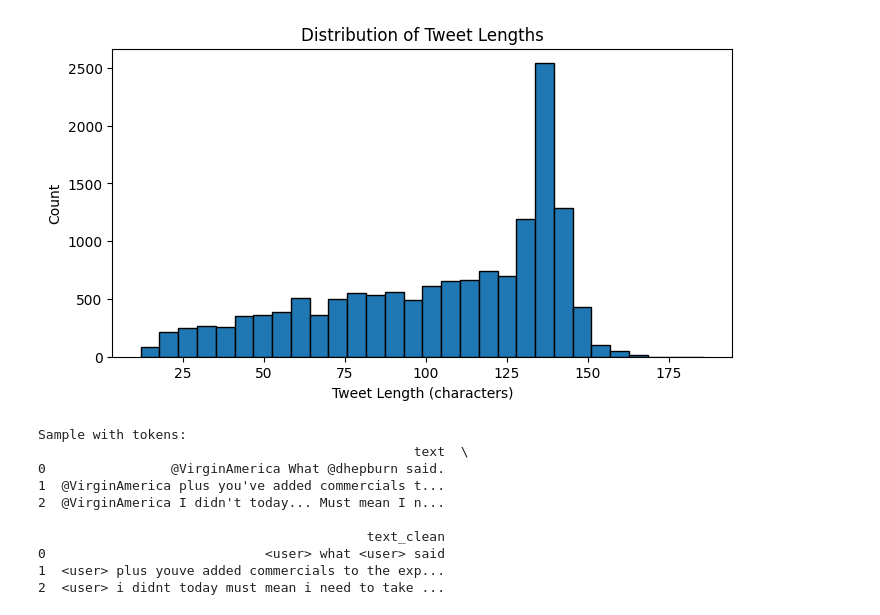
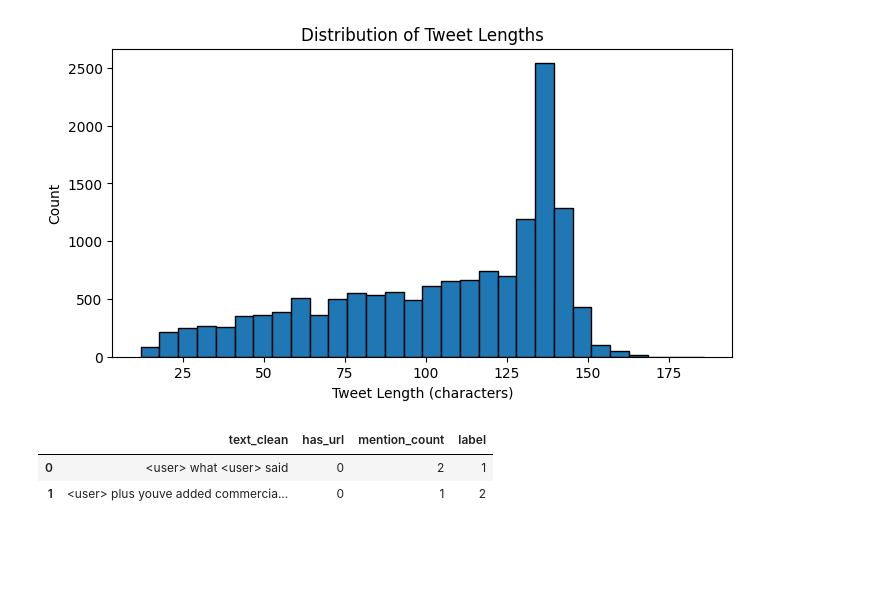
Before and after one commit to red-jen/AeroStream-Analytics, a Jupyter notebook: notebooks/00_environment_setup.ipynb, the cells around one changed output. Cells and saved outputs as stored; diff of their text form; code cells hidden in the pictures; blank space fills up the shorter version.

```diff
--- a/notebooks/00_environment_setup.ipynb
+++ b/notebooks/00_environment_setup.ipynb
@@ -144,47 +99,32 @@ plt.show()
 # %% [output]
 [figure]
 # %%
-# Cell 7 — Text Preprocessing with Feature Extraction
-import re
+# Cell 7 — Tokenization + feature extraction (for demo)
 
-def clean_text_with_features(text):
-    # Extract features BEFORE cleaning
-    has_url = 1 if re.search(r"http\S+|www\S+", text) else 0
+def clean_text_with_features(text: str):
+    has_url = int(bool(re.search(r"http\S+|www\S+", text)))
     mention_count = len(re.findall(r"@\w+", text))
 
-    # Replace (not remove) @mentions and URLs with tokens
     text = re.sub(r"@\w+", "<USER>", text)
     text = re.sub(r"http\S+|www\S+", "<URL>", text)
-
-    # Lowercase
-    text = text.lower()
-    # Remove special characters BUT keep < > for tokens
-    text = re.sub(r"[^a-z0-9\s<>]", "", text)
-    # Remove extra whitespace
+    text = re.sub(r"[^a-z0-9\s<>]", "", text.lower())
     text = re.sub(r"\s+", " ", text).strip()
 
     return text, has_url, mention_count
 
-# Apply and create new columns
 df[["text_clean", "has_url", "mention_count"]] = df["text"].apply(
     lambda x: pd.Series(clean_text_with_features(x))
 )
 
-# Encode labels
-label_map = {"negative": 0, "neutral": 1, "positive": 2}
-df["label"] = df["airline_sentiment"].map(label_map)
+le = LabelEncoder()
+le.fit(["negative", "neutral", "positive"])  # 0/1/2 fixed order
 
-print("Sample with tokens:")
-print(df[["text", "text_clean"]].head(3))
+df["label"] = le.transform(df["airline_sentiment"].astype(str))
+
+# show only 2 rows (keep it short)
+df[["text_clean", "has_url", "mention_count", "label"]].head(2)
 # %% [output]
-Sample with tokens:
-                                                text  \
-0                @VirginAmerica What @dhepburn said.
-1  @VirginAmerica plus you've added commercials t...
-2  @VirginAmerica I didn't today... Must mean I n...
-
-                                          text_clean
-0                            <user> what <user> said
-1  <user> plus youve added commercials to the exp...
-2  <user> i didnt today must mean i need to take ...
+|  | text_clean | has_url | mention_count | label |
+| 0 | <user> what <user> said | 0 | 2 | 1 |
+| 1 | <user> plus youve added commercia... | 0 | 1 | 2 |
 # %%
```
Also changed, not shown: parts of 13 cells of this notebook, 16 other files.
